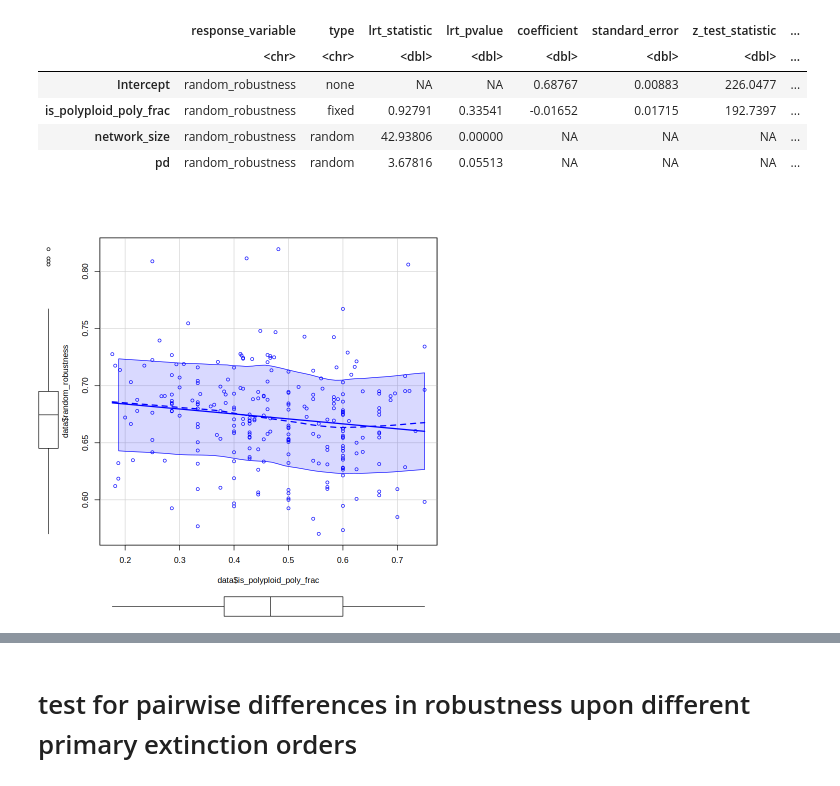
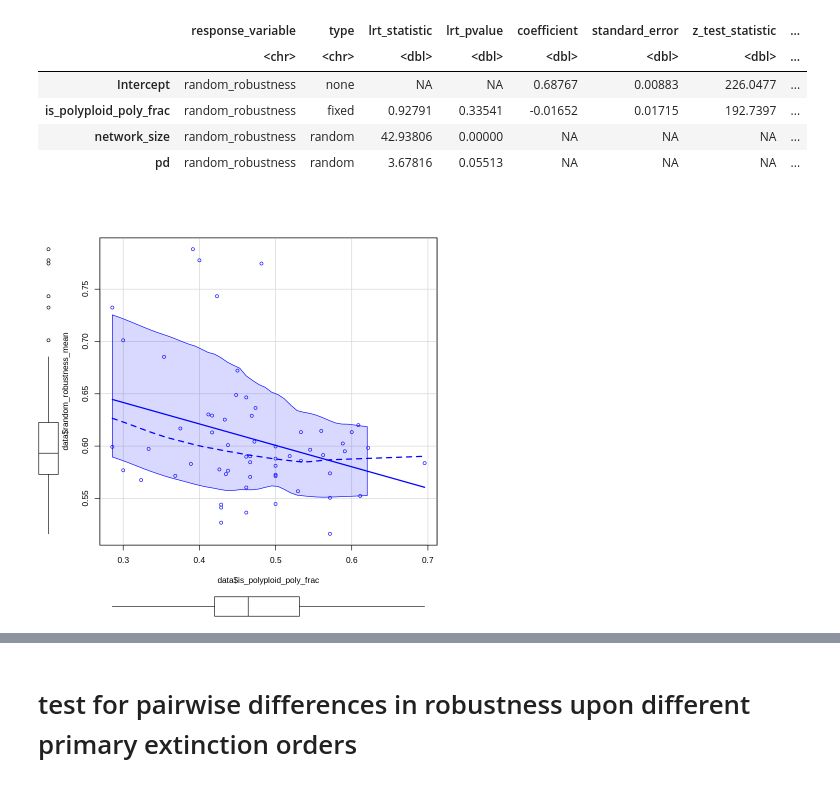
Before and after one commit to halabikeren/plant_pollinator_networks, a Jupyter notebook: notebooks/statistical_analysis/extinction/3-perform_test.ipynb, the cells around one changed output, grey strips where cells are left out. Cells and saved outputs as stored; diff of their text form; code cells hidden in the pictures.

```diff
--- a/notebooks/statistical_analysis/extinction/3-perform_test.ipynb
+++ b/notebooks/statistical_analysis/extinction/3-perform_test.ipynb
@@ -109,12 +109,12 @@ test_ploidy_freq_effect <- function(response_var){
 # %%
 # process data
 weighted = TRUE
-rewiring_prob = 0.5
+rewiring_prob = 0
 
 max_missing_threshold = 0.5
-min_classified_threshold = 5
-min_poly_threhold = 2
-min_di_threshold = 2
+min_classified_threshold = 10
+min_poly_threhold = 5
+min_di_threshold = 5
 
 data_path <- glue('../../../data/statistical_analysis/extinction_analysis/rewiring_prob_{rewiring_prob}_aggregated_robustness_data.csv',
                  rewiring_prob=rewiring_prob)
@@ -127,7 +127,7 @@ if (weighted) {
 }
 data <- filter(data, is_polyploid_missing_frac <= max_missing_threshold &
                num_classified >= min_classified_threshold &
-               num_polyploids >= min_poly_threhold &
-               num_diploids >= min_di_threshold)
+               num_polyploids > min_poly_threhold &
+               num_diploids > min_di_threshold)
 print(paste("# networks for analysis = ", nrow(data)))
 # %% [output]
@@ -179,6 +158,6 @@ A data.frame: 4 × 9
 | network_size | random_robustness | random | 42.93806 | 0.00000 | NA | NA | NA | ... |
 | pd | random_robustness | random | 3.67816 | 0.05513 | NA | NA | NA | ... |
 # %%
-scatterplot(data$is_polyploid_poly_frac, data$random_robustness)
+scatterplot(data$is_polyploid_poly_frac, data$random_robustness_mean)
 # %% [output]
-[figure, old version]
+[figure, new version]
```
Also changed, not shown: parts of 6 cells of this notebook, 1 other file.
